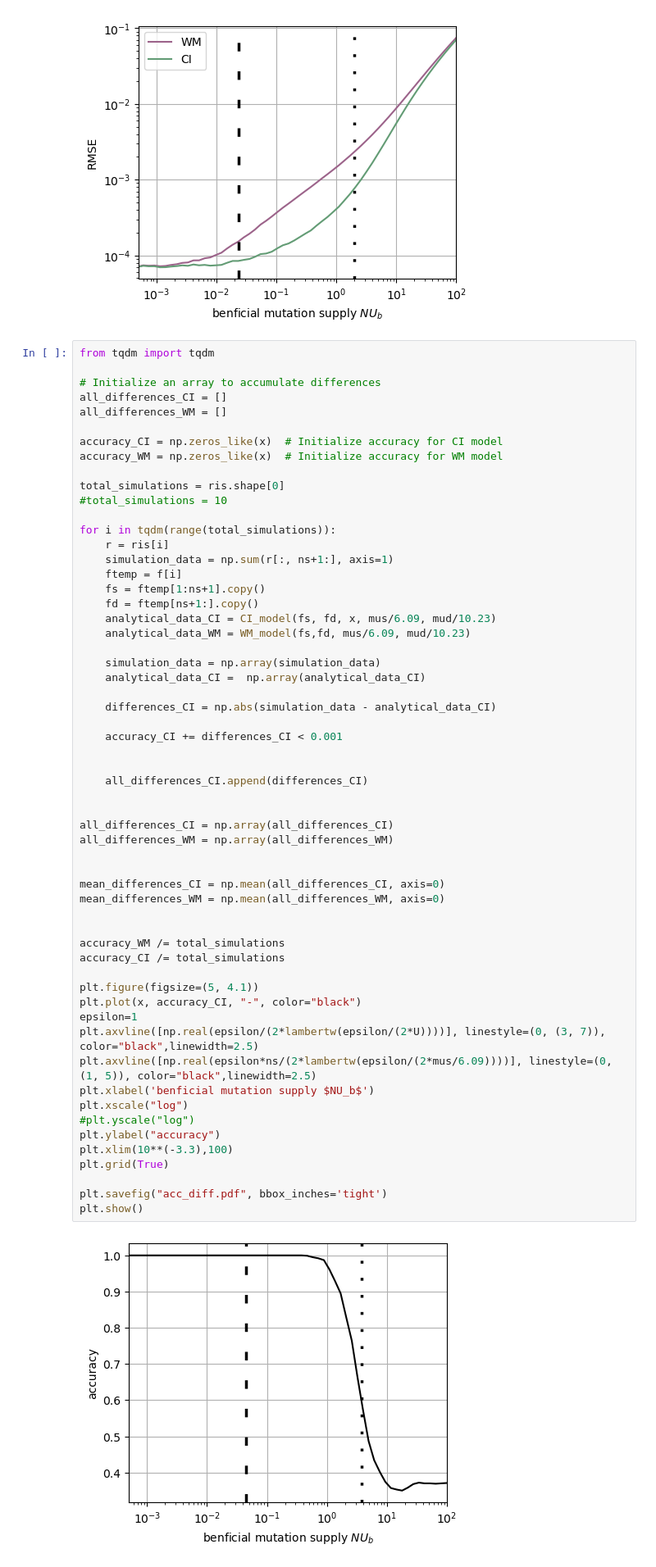
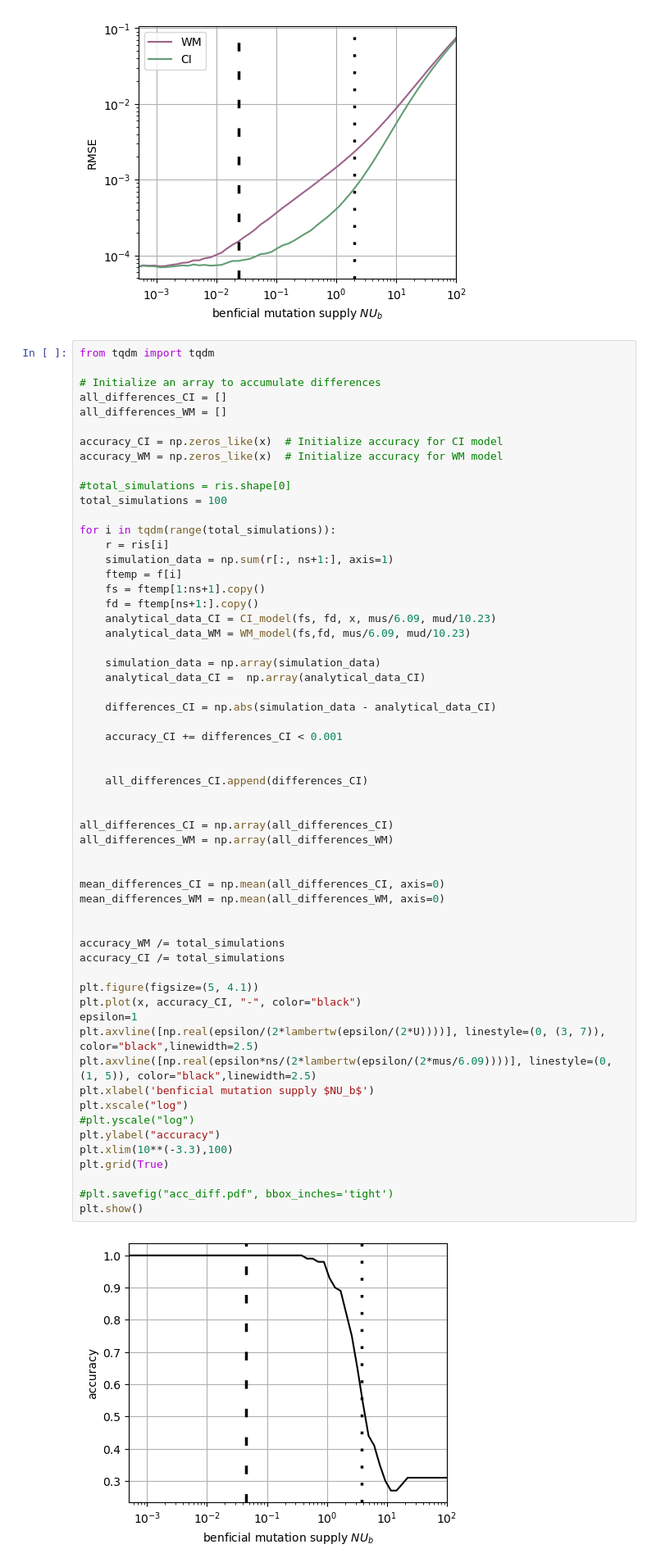
Before and after one commit to AlexKI123/DoublesProject, a Jupyter notebook: Code/WFModel/Plotting/Plot_Random_Result.ipynb, the cells around one changed output. Shown at 82% size. Drawn from its saved outputs; the diff is of its cells as text.

```diff
--- a/Code/WFModel/Plotting/Plot_Random_Result.ipynb
+++ b/Code/WFModel/Plotting/Plot_Random_Result.ipynb
@@ -1291,8 +1291,8 @@ all_differences_WM = []
 accuracy_CI = np.zeros_like(x)  # Initialize accuracy for CI model
 accuracy_WM = np.zeros_like(x)  # Initialize accuracy for WM model
 
-total_simulations = ris.shape[0]
-#total_simulations = 10
+#total_simulations = ris.shape[0]
+total_simulations = 100
 
 for i in tqdm(range(total_simulations)):
     r = ris[i]
@@ -1312,32 +1312,32 @@ for i in tqdm(range(total_simulations)):
 
 
     all_differences_CI.append(differences_CI)
 
 
 all_differences_CI = np.array(all_differences_CI)
 all_differences_WM = np.array(all_differences_WM)
 
 
 mean_differences_CI = np.mean(all_differences_CI, axis=0)
 mean_differences_WM = np.mean(all_differences_WM, axis=0)
 
 
 accuracy_WM /= total_simulations
 accuracy_CI /= total_simulations
 
 plt.figure(figsize=(5, 4.1))
 plt.plot(x, accuracy_CI, "-", color="black")
 epsilon=1
 plt.axvline([np.real(epsilon/(2*lambertw(epsilon/(2*U))))], linestyle=(0, (3, 7)), color="black",linewidth=2.5)
 plt.axvline([np.real(epsilon*ns/(2*lambertw(epsilon/(2*mus/6.09))))], linestyle=(0, (1, 5)), color="black",linewidth=2.5)
 plt.xlabel('benficial mutation supply $NU_b$')
 plt.xscale("log")
 #plt.yscale("log")
 plt.ylabel("accuracy")
 plt.xlim(10**(-3.3),100)
 plt.grid(True)
 
-plt.savefig("acc_diff.pdf", bbox_inches='tight')
+#plt.savefig("acc_diff.pdf", bbox_inches='tight')
 plt.show()
 # %% [output]
-[figure, old version]
+[figure, new version]
```
Also changed, not shown: parts of 4 cells of this notebook.
